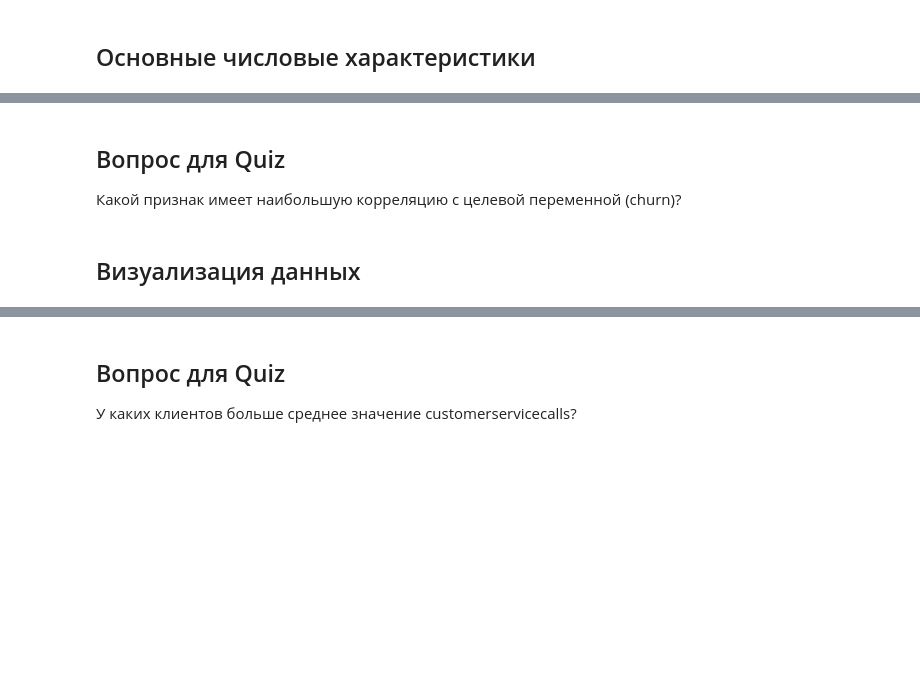
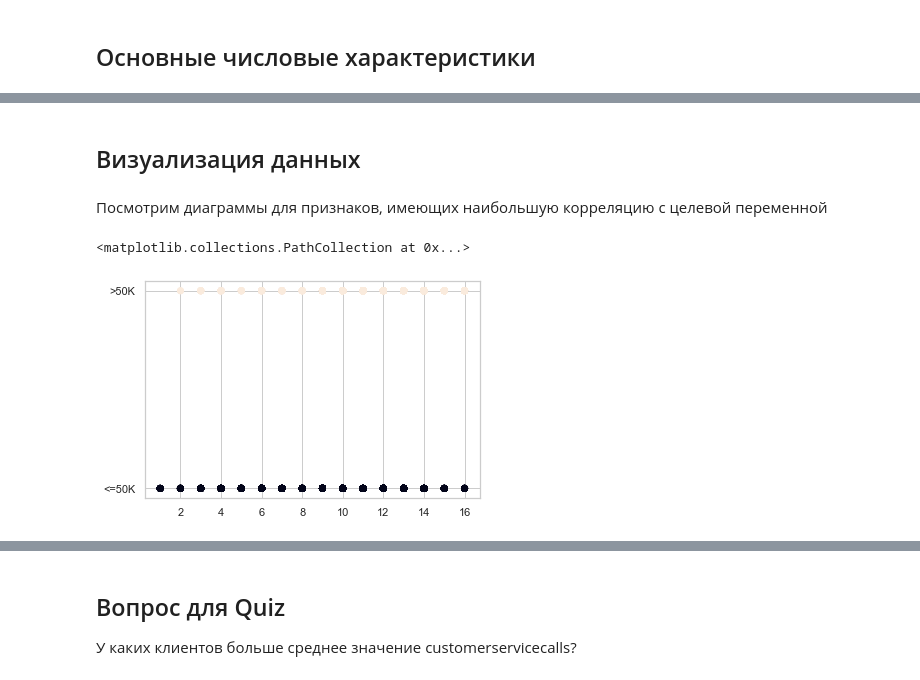
Before and after one commit to akazankina/202305_AK_Raiff_PracticalML_HSE, a Jupyter notebook: income_forecast/Raiff_EDA_modeling_income.ipynb, the cells around one changed output, grey strips where cells are left out. Saved outputs shown, nothing was run; the diff lists cells and outputs as text; code cells hidden in the pictures; blank space fills up the shorter version.

```diff
--- a/income_forecast/Raiff_EDA_modeling_income.ipynb
+++ b/income_forecast/Raiff_EDA_modeling_income.ipynb
@@ -240,0 +411,3 @@ data.describe(include='object') # категориальные колонки
+# %%
+data["income_bool"] = data["income"] == ">50K"
+data['income_bool'].value_counts(normalize=True)
@@ -245,3 +433,3 @@ corr.style.background_gradient(cmap='coolwarm')
 # %%
-data = data.drop(['totaldaycharge','totalnightcharge','totalintlcharge','totalevecharge'],axis=1)
+# data = data.drop(['totaldaycharge','totalnightcharge','totalintlcharge','totalevecharge'],axis=1)
 # %%
@@ -253,6 +454,2 @@ for col in data.columns:
-# %% [markdown]
-## Вопрос для Quiz
-
-Какой признак имеет наибольшую корреляцию с целевой переменной (churn)?
 # %% [markdown]
 ## Визуализация данных
@@ -262,0 +456,7 @@ plt.scatter(data['totaldayminutes'], data['churn'], c=data['churn'])
+# %% [markdown]
+Посмотрим диаграммы для признаков, имеющих наибольшую корреляцию с целевой переменной
+# %%
+plt.scatter(data['educational-num'], data['income'], c=data['income_bool'])
+# %% [output]
+<matplotlib.collections.PathCollection at 0x...>
+[figure, added]
```
Also changed, not shown: parts of 66 cells of this notebook.
